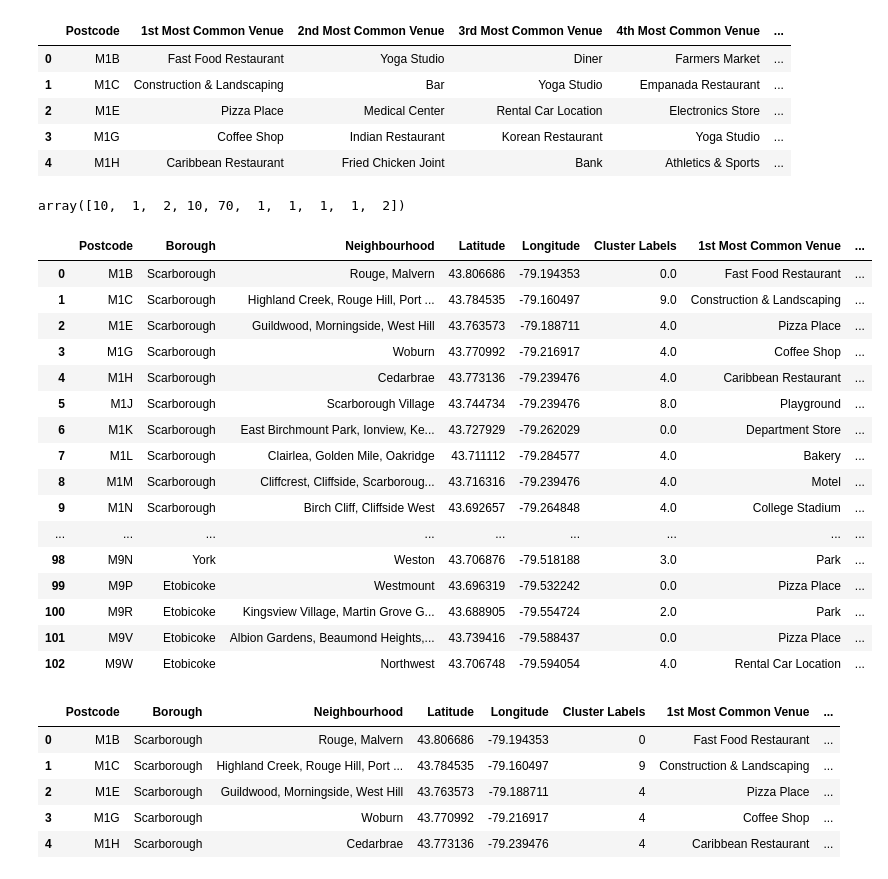
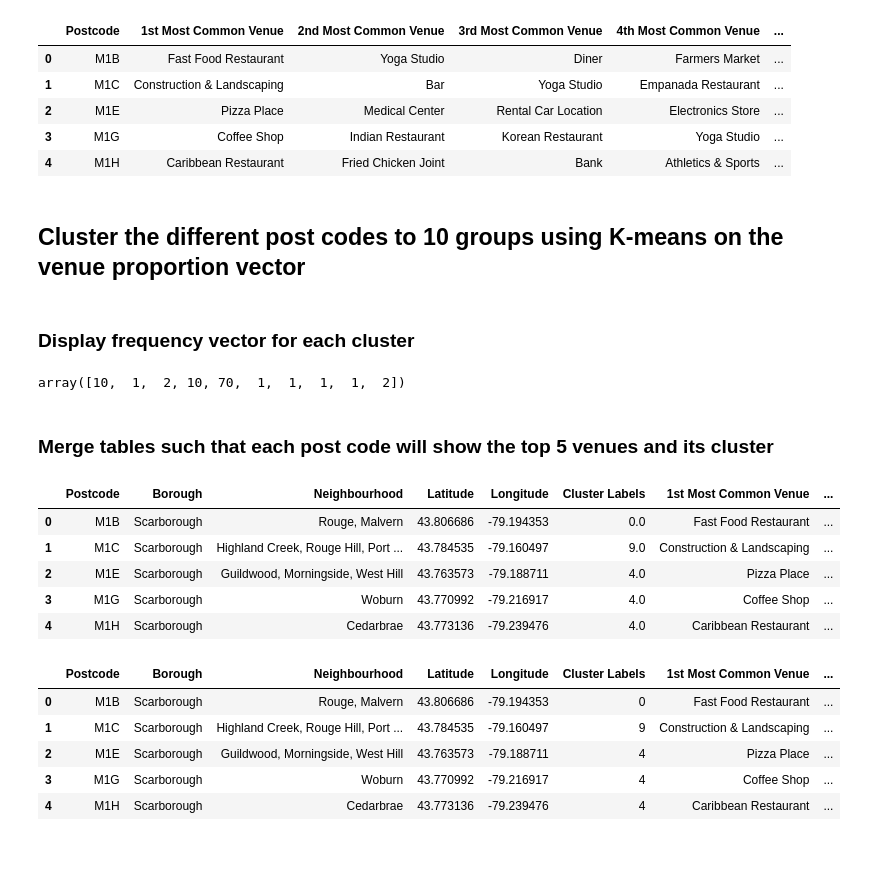
Before and after one commit to drukermanOG/Coursera-IBM-data-science-certificate, a Jupyter notebook: Neighborhoods in Toronto.ipynb, the cells around one changed output. Saved outputs shown, nothing was run; the diff lists cells and outputs as text; code cells hidden in the pictures; blank space fills up the shorter version.

```diff
--- a/Neighborhoods in Toronto.ipynb
+++ b/Neighborhoods in Toronto.ipynb
@@ -372,38 +386,33 @@ Postcode_venues_sorted.head()
 | 2 | M1E | Pizza Place | Medical Center | Rental Car Location | Electronics Store | ... |
 | 3 | M1G | Coffee Shop | Indian Restaurant | Korean Restaurant | Yoga Studio | ... |
 | 4 | M1H | Caribbean Restaurant | Fried Chicken Joint | Bank | Athletics & Sports | ... |
+# %% [markdown]
+## Cluster the different post codes to 10 groups using K-means on the venue proportion vector
 # %%
 kclusters = 10
 toronto_grouped_clustering = toronto_grouped.drop('Postcode', 1)
 kmeans = KMeans(n_clusters=kclusters, random_state=0).fit(toronto_grouped_clustering)
 cluster_results = kmeans.labels_
+# %% [markdown]
+### Display frequency vector for each cluster
 # %%
 np.bincount(cluster_results)
 # %% [output]
 array([10,  1,  2, 10, 70,  1,  1,  1,  1,  2])
+# %% [markdown]
+### Merge tables such that each post code will show the top 5 venues and its cluster
 # %%
 Postcode_venues_sorted.insert(0, 'Cluster Labels', kmeans.labels_)
 toronto_merged = df
 toronto_merged = toronto_merged.join(Postcode_venues_sorted.set_index('Postcode'), on='Postcode')
-toronto_merged
+toronto_merged.head()
 # %% [output]
 |  | Postcode | Borough | Neighbourhood | Latitude | Longitude | Cluster Labels | 1st Most Common Venue | ... |
 | 0 | M1B | Scarborough | Rouge, Malvern | 43.806686 | -79.194353 | 0.0 | Fast Food Restaurant | ... |
 | 1 | M1C | Scarborough | Highland Creek, Rouge Hill, Port ... | 43.784535 | -79.160497 | 9.0 | Construction & Landscaping | ... |
 | 2 | M1E | Scarborough | Guildwood, Morningside, West Hill | 43.763573 | -79.188711 | 4.0 | Pizza Place | ... |
 | 3 | M1G | Scarborough | Woburn | 43.770992 | -79.216917 | 4.0 | Coffee Shop | ... |
 | 4 | M1H | Scarborough | Cedarbrae | 43.773136 | -79.239476 | 4.0 | Caribbean Restaurant | ... |
-| 5 | M1J | Scarborough | Scarborough Village | 43.744734 | -79.239476 | 8.0 | Playground | ... |
-| 6 | M1K | Scarborough | East Birchmount Park, Ionview, Ke... | 43.727929 | -79.262029 | 0.0 | Department Store | ... |
-| 7 | M1L | Scarborough | Clairlea, Golden Mile, Oakridge | 43.711112 | -79.284577 | 4.0 | Bakery | ... |
-| 8 | M1M | Scarborough | Cliffcrest, Cliffside, Scarboroug... | 43.716316 | -79.239476 | 4.0 | Motel | ... |
-| 9 | M1N | Scarborough | Birch Cliff, Cliffside West | 43.692657 | -79.264848 | 4.0 | College Stadium | ... |
-| ... | ... | ... | ... | ... | ... | ... | ... | ... |
-| 98 | M9N | York | Weston | 43.706876 | -79.518188 | 3.0 | Park | ... |
-| 99 | M9P | Etobicoke | Westmount | 43.696319 | -79.532242 | 0.0 | Pizza Place | ... |
-| 100 | M9R | Etobicoke | Kingsview Village, Martin Grove G... | 43.688905 | -79.554724 | 2.0 | Park | ... |
-| 101 | M9V | Etobicoke | Albion Gardens, Beaumond Heights,... | 43.739416 | -79.588437 | 0.0 | Pizza Place | ... |
-| 102 | M9W | Etobicoke | Northwest | 43.706748 | -79.594054 | 4.0 | Rental Car Location | ... |
 # %%
 toronto_merged = toronto_merged.dropna()
 toronto_merged['Cluster Labels'] = toronto_merged['Cluster Labels'].astype(int)
```
Also changed, not shown: parts of 20 cells of this notebook.
